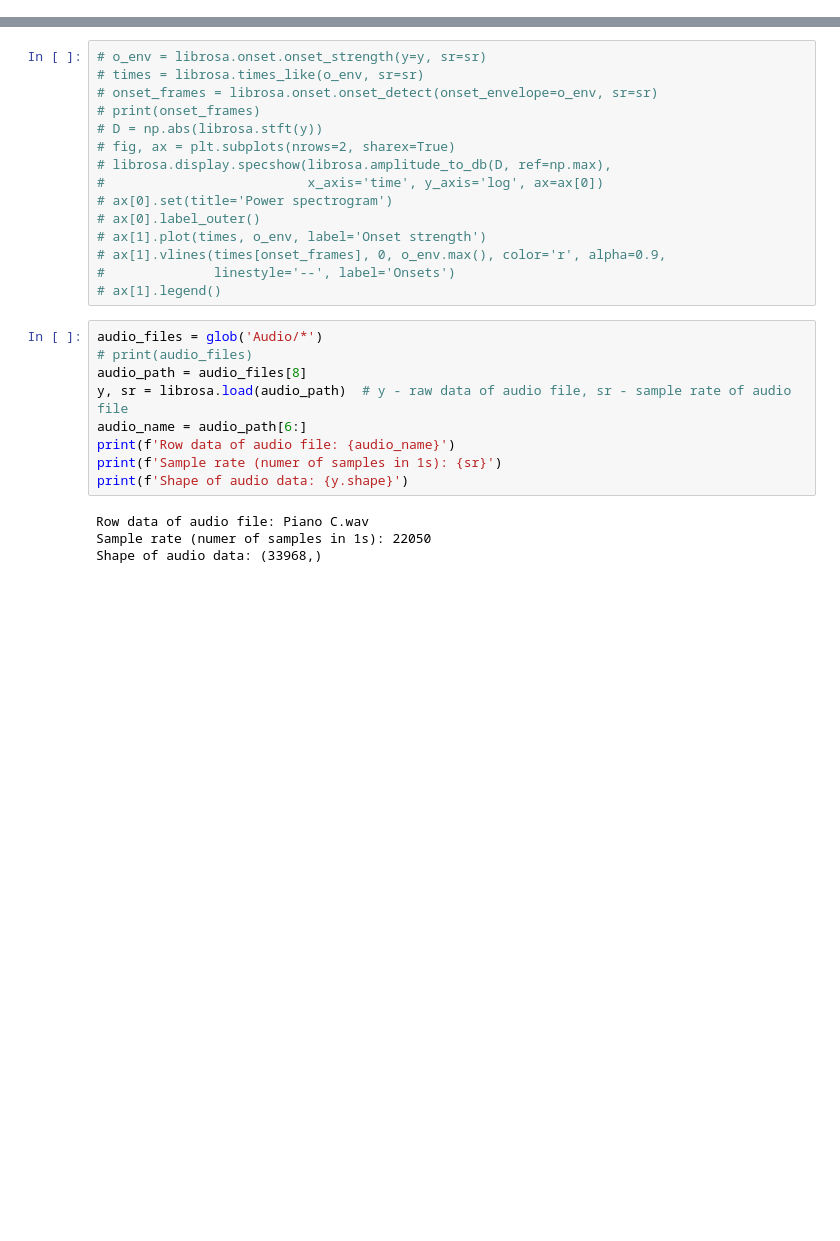
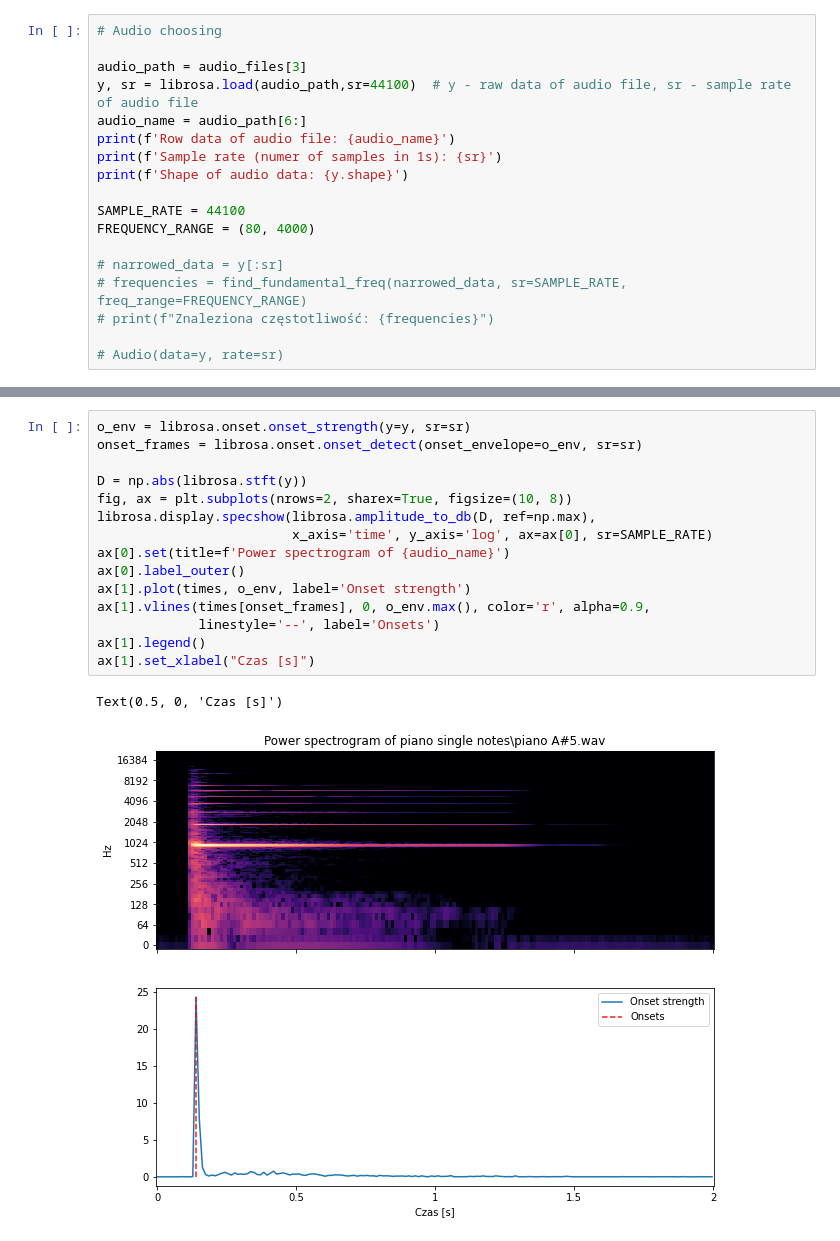
Before and after one commit to krzysiekbab/Engineering-Thesis-Instrument-Transcriber, a Jupyter notebook: main_flow.ipynb, the cells around one changed output, grey strips where cells are left out. Drawn from its saved outputs; the diff is of its cells as text; blank space fills up the shorter version.

```diff
--- a/main_flow.ipynb
+++ b/main_flow.ipynb
@@ -18,0 +80,18 @@ from IPython.display import Audio
+# %%
+# Audio choosing
+
+audio_path = audio_files[3]
+y, sr = librosa.load(audio_path,sr=44100)  # y - raw data of audio file, sr - sample rate of audio file
+audio_name = audio_path[6:]
+print(f'Row data of audio file: {audio_name}')
+print(f'Sample rate (numer of samples in 1s): {sr}')
+print(f'Shape of audio data: {y.shape}')
+
+SAMPLE_RATE = 44100
+FREQUENCY_RANGE = (80, 4000)
+
+# narrowed_data = y[:sr]
+# frequencies = find_fundamental_freq(narrowed_data, sr=SAMPLE_RATE, freq_range=FREQUENCY_RANGE)
+# print(f"Znaleziona częstotliwość: {frequencies}")
+
+# Audio(data=y, rate=sr)
@@ -19,28 +109,18 @@ from IPython.display import Audio
 # %%
-# o_env = librosa.onset.onset_strength(y=y, sr=sr)
-# times = librosa.times_like(o_env, sr=sr)
-# onset_frames = librosa.onset.onset_detect(onset_envelope=o_env, sr=sr)
-# print(onset_frames)
-# D = np.abs(librosa.stft(y))
-# fig, ax = plt.subplots(nrows=2, sharex=True)
-# librosa.display.specshow(librosa.amplitude_to_db(D, ref=np.max),
-#                          x_axis='time', y_axis='log', ax=ax[0])
-# ax[0].set(title='Power spectrogram')
-# ax[0].label_outer()
-# ax[1].plot(times, o_env, label='Onset strength')
-# ax[1].vlines(times[onset_frames], 0, o_env.max(), color='r', alpha=0.9,
-#              linestyle='--', label='Onsets')
-# ax[1].legend()
+o_env = librosa.onset.onset_strength(y=y, sr=sr)
+onset_frames = librosa.onset.onset_detect(onset_envelope=o_env, sr=sr)
+
+D = np.abs(librosa.stft(y))
+fig, ax = plt.subplots(nrows=2, sharex=True, figsize=(10, 8))
+librosa.display.specshow(librosa.amplitude_to_db(D, ref=np.max),
+                         x_axis='time', y_axis='log', ax=ax[0], sr=SAMPLE_RATE)
+ax[0].set(title=f'Power spectrogram of {audio_name}')
+ax[0].label_outer()
+ax[1].plot(times, o_env, label='Onset strength')
+ax[1].vlines(times[onset_frames], 0, o_env.max(), color='r', alpha=0.9,
+             linestyle='--', label='Onsets')
+ax[1].legend()
+ax[1].set_xlabel("Czas [s]")
+# %% [output]
+Text(0.5, 0, 'Czas [s]')
+[figure, added]
-# %%
-audio_files = glob('Audio/*')
-# print(audio_files)
-audio_path = audio_files[8]
-y, sr = librosa.load(audio_path)  # y - raw data of audio file, sr - sample rate of audio file
-audio_name = audio_path[6:]
-print(f'Row data of audio file: {audio_name}')
-print(f'Sample rate (numer of samples in 1s): {sr}')
-print(f'Shape of audio data: {y.shape}')
-# %% [output]
-Row data of audio file: Piano C.wav
-Sample rate (numer of samples in 1s): 22050
-Shape of audio data: (33968,)
```
Also changed, not shown: parts of 18 cells of this notebook, 1 other file.
